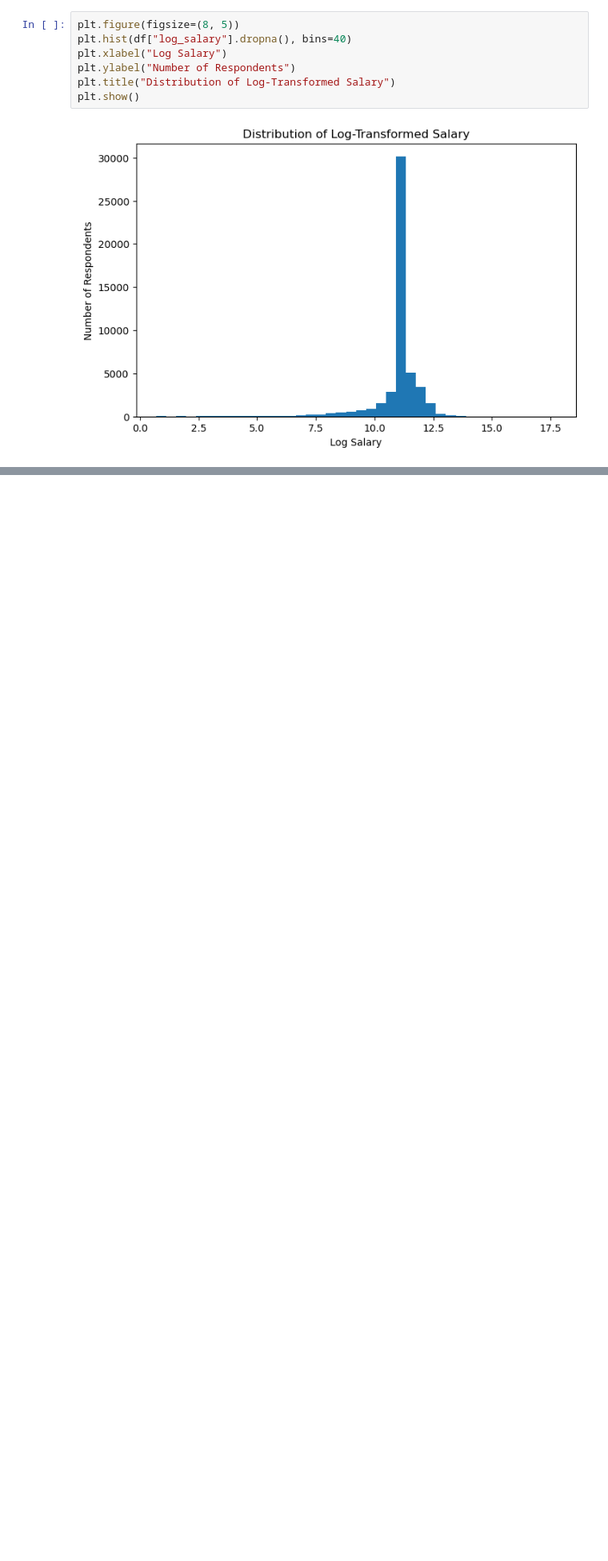
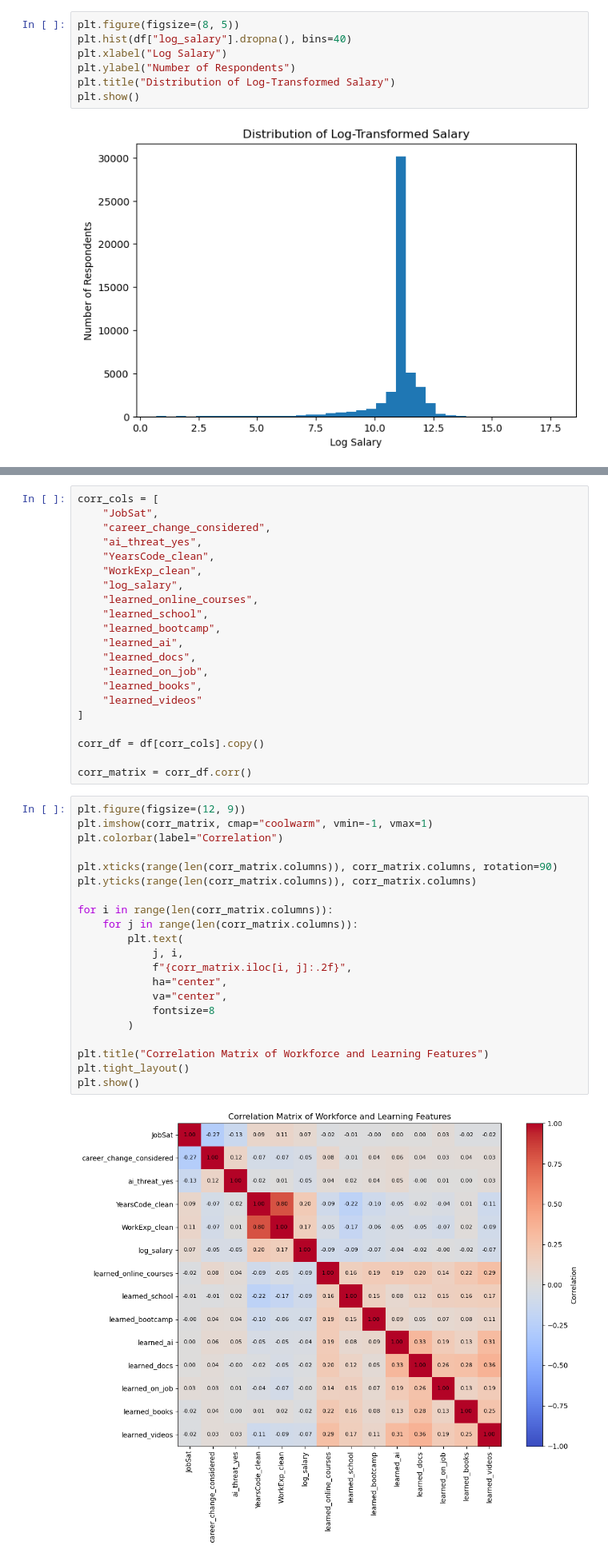
Before and after one commit to S-Shockley/building-digital-talent, a Jupyter notebook: notebooks/02_eda_edited.ipynb, the cells around one changed output, grey strips where cells are left out. Shown at 80% size. Cells and saved outputs as stored; diff of their text form; blank space fills up the shorter version.

```diff
--- a/notebooks/02_eda_edited.ipynb
+++ b/notebooks/02_eda_edited.ipynb
@@ -391,3 +451,47 @@ plt.show()
+# %%
+corr_cols = [
+    "JobSat",
+    "career_change_considered",
+    "ai_threat_yes",
+    "YearsCode_clean",
+    "WorkExp_clean",
+    "log_salary",
+    "learned_online_courses",
+    "learned_school",
+    "learned_bootcamp",
+    "learned_ai",
+    "learned_docs",
+    "learned_on_job",
+    "learned_books",
+    "learned_videos"
+]
+
+corr_df = df[corr_cols].copy()
+
+corr_matrix = corr_df.corr()
+# %%
+plt.figure(figsize=(12, 9))
+plt.imshow(corr_matrix, cmap="coolwarm", vmin=-1, vmax=1)
+plt.colorbar(label="Correlation")
+
+plt.xticks(range(len(corr_matrix.columns)), corr_matrix.columns, rotation=90)
+plt.yticks(range(len(corr_matrix.columns)), corr_matrix.columns)
+
+for i in range(len(corr_matrix.columns)):
+    for j in range(len(corr_matrix.columns)):
+        plt.text(
+            j, i,
+            f"{corr_matrix.iloc[i, j]:.2f}",
+            ha="center",
+            va="center",
+            fontsize=8
+        )
+
+plt.title("Correlation Matrix of Workforce and Learning Features")
+plt.tight_layout()
+plt.show()
+# %% [output]
+[figure, added]
 # %% [markdown]
 ## EDA Summary
 
```
Also changed, not shown: parts of 4 cells of this notebook, 6 other files.
